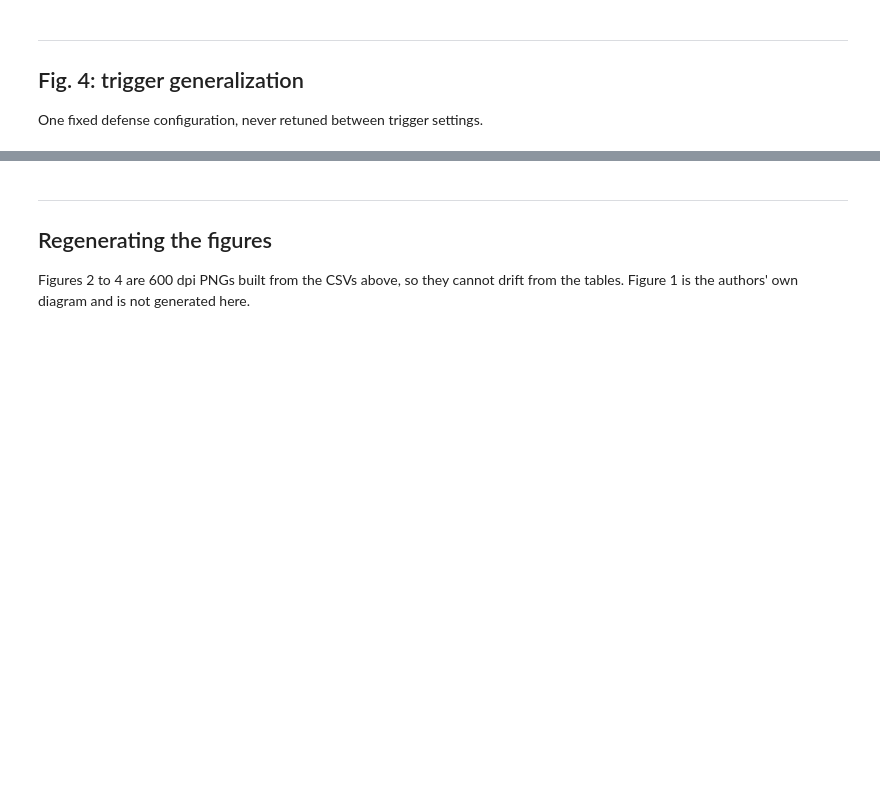
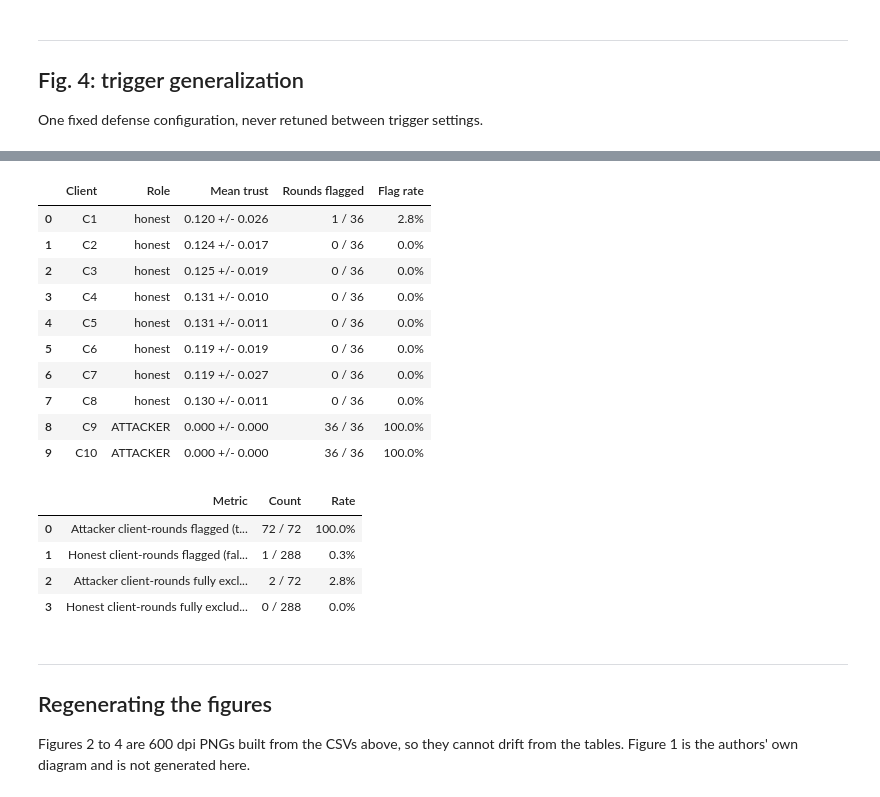
Before and after one commit to wjed/uav-security, a Jupyter notebook: weeks/week14-conference-paper/14_conference_results.ipynb, the cells around one changed output, grey strips where cells are left out. Saved outputs shown, nothing was run; the diff lists cells and outputs as text; code cells hidden in the pictures; blank space fills up the shorter version.

```diff
--- a/weeks/week14-conference-paper/14_conference_results.ipynb
+++ b/weeks/week14-conference-paper/14_conference_results.ipynb
@@ -191,3 +223,24 @@ display(Image(filename=str(FIG / 'fig4_trigger.png'), width=520))
+# %%
+cf = pd.read_csv(RES / 'client_flagging_table.csv')
+display(cf)
+display(pd.read_csv(RES / 'false_positive_summary.csv'))
+# %% [output]
+|  | Client | Role | Mean trust | Rounds flagged | Flag rate |
+| 0 | C1 | honest | 0.120 +/- 0.026 | 1 / 36 | 2.8% |
+| 1 | C2 | honest | 0.124 +/- 0.017 | 0 / 36 | 0.0% |
+| 2 | C3 | honest | 0.125 +/- 0.019 | 0 / 36 | 0.0% |
+| 3 | C4 | honest | 0.131 +/- 0.010 | 0 / 36 | 0.0% |
+| 4 | C5 | honest | 0.131 +/- 0.011 | 0 / 36 | 0.0% |
+| 5 | C6 | honest | 0.119 +/- 0.019 | 0 / 36 | 0.0% |
+| 6 | C7 | honest | 0.119 +/- 0.027 | 0 / 36 | 0.0% |
+| 7 | C8 | honest | 0.130 +/- 0.011 | 0 / 36 | 0.0% |
+| 8 | C9 | ATTACKER | 0.000 +/- 0.000 | 36 / 36 | 100.0% |
+| 9 | C10 | ATTACKER | 0.000 +/- 0.000 | 36 / 36 | 100.0% |
+|  | Metric | Count | Rate |
+| 0 | Attacker client-rounds flagged (t... | 72 / 72 | 100.0% |
+| 1 | Honest client-rounds flagged (fal... | 1 / 288 | 0.3% |
+| 2 | Attacker client-rounds fully excl... | 2 / 72 | 2.8% |
+| 3 | Honest client-rounds fully exclud... | 0 / 288 | 0.0% |
 # %% [markdown]
 ---
 ## Regenerating the figures
```
Also changed, not shown: parts of 10 cells of this notebook, 12 other files.
